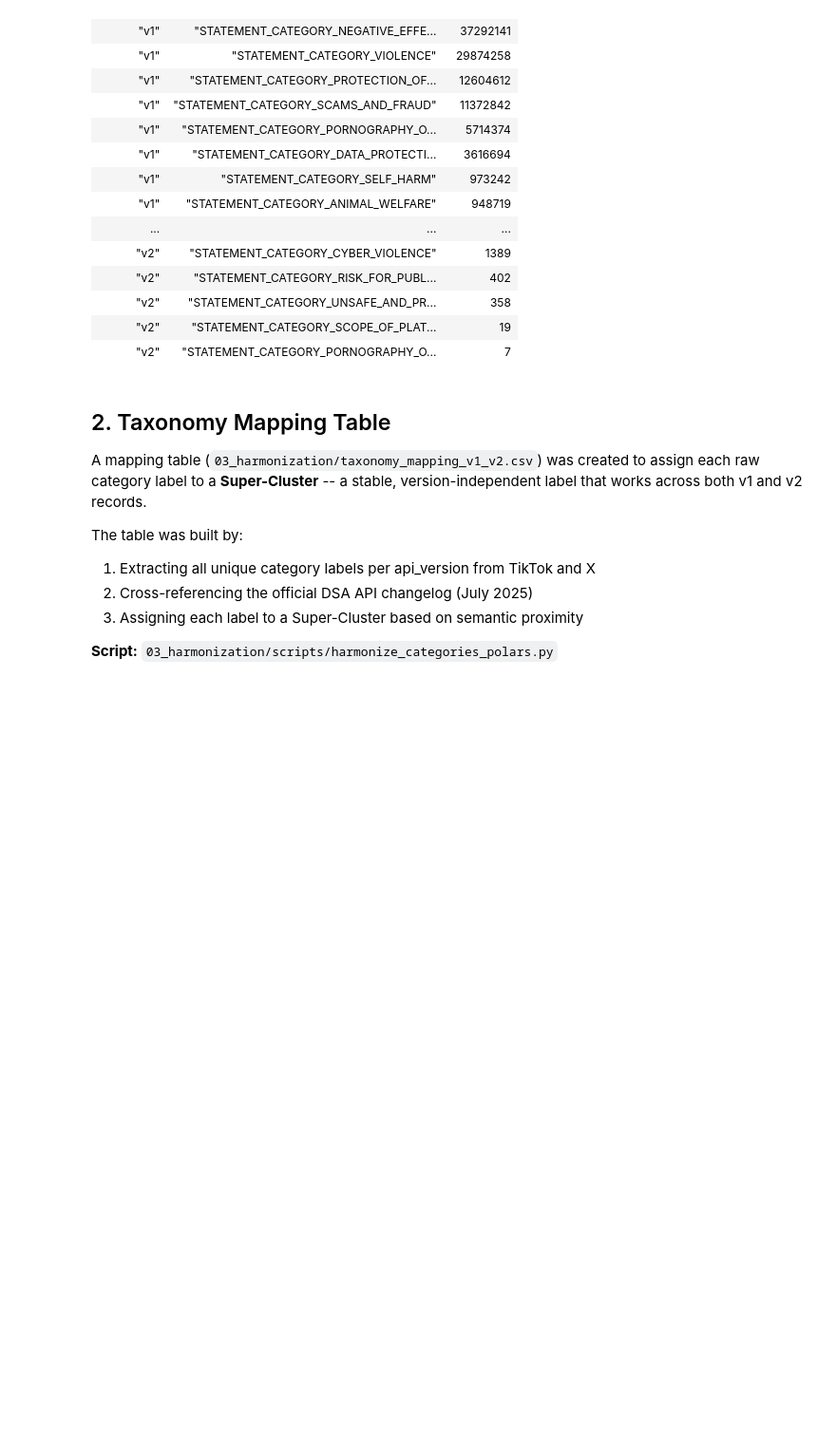
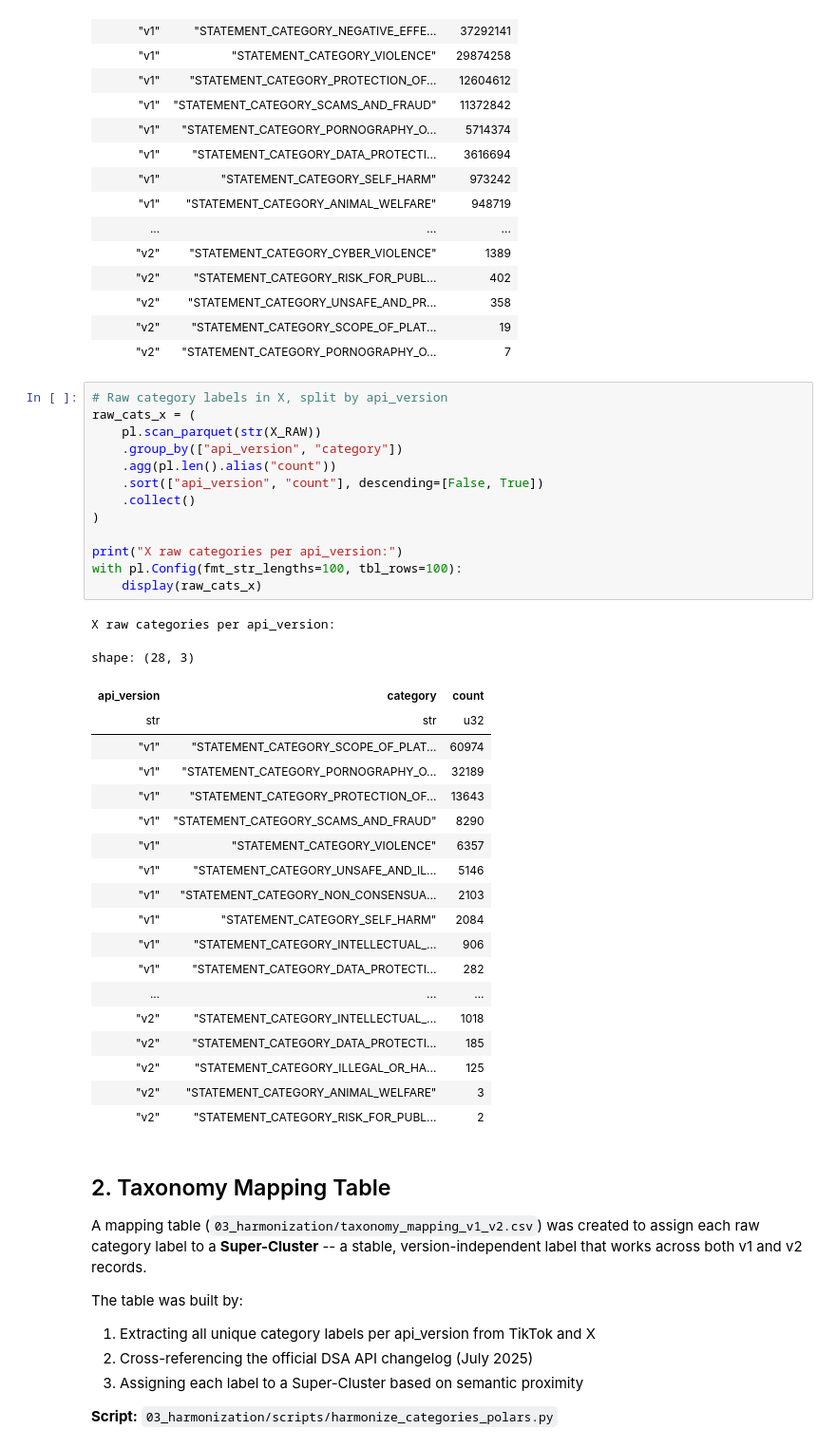
Before and after one commit to zamo-13/Bachelorarbeit_Moderation-Dynamics-in-Transition, a Jupyter notebook: notebooks/03_harmonization.ipynb, the cells around one changed output. Shown at 95% size. Drawn from its saved outputs; the diff is of its cells as text; blank space fills up the shorter version.

```diff
--- a/notebooks/03_harmonization.ipynb
+++ b/notebooks/03_harmonization.ipynb
@@ -69,6 +69,40 @@ shape: (29, 3)
 | "v2" | "STATEMENT_CATEGORY_UNSAFE_AND_PR... | 358 |
 | "v2" | "STATEMENT_CATEGORY_SCOPE_OF_PLAT... | 19 |
 | "v2" | "STATEMENT_CATEGORY_PORNOGRAPHY_O... | 7 |
+# %%
+# Raw category labels in X, split by api_version
+raw_cats_x = (
+    pl.scan_parquet(str(X_RAW))
+    .group_by(["api_version", "category"])
+    .agg(pl.len().alias("count"))
+    .sort(["api_version", "count"], descending=[False, True])
+    .collect()
+)
+
+print("X raw categories per api_version:")
+with pl.Config(fmt_str_lengths=100, tbl_rows=100):
+    display(raw_cats_x)
+# %% [output]
+X raw categories per api_version:
+shape: (28, 3)
+| api_version | category | count |
+| str | str | u32 |
+| "v1" | "STATEMENT_CATEGORY_SCOPE_OF_PLAT... | 60974 |
+| "v1" | "STATEMENT_CATEGORY_PORNOGRAPHY_O... | 32189 |
+| "v1" | "STATEMENT_CATEGORY_PROTECTION_OF... | 13643 |
+| "v1" | "STATEMENT_CATEGORY_SCAMS_AND_FRAUD" | 8290 |
+| "v1" | "STATEMENT_CATEGORY_VIOLENCE" | 6357 |
+| "v1" | "STATEMENT_CATEGORY_UNSAFE_AND_IL... | 5146 |
+| "v1" | "STATEMENT_CATEGORY_NON_CONSENSUA... | 2103 |
+| "v1" | "STATEMENT_CATEGORY_SELF_HARM" | 2084 |
+| "v1" | "STATEMENT_CATEGORY_INTELLECTUAL_... | 906 |
+| "v1" | "STATEMENT_CATEGORY_DATA_PROTECTI... | 282 |
+| ... | ... | ... |
+| "v2" | "STATEMENT_CATEGORY_INTELLECTUAL_... | 1018 |
+| "v2" | "STATEMENT_CATEGORY_DATA_PROTECTI... | 185 |
+| "v2" | "STATEMENT_CATEGORY_ILLEGAL_OR_HA... | 125 |
+| "v2" | "STATEMENT_CATEGORY_ANIMAL_WELFARE" | 3 |
+| "v2" | "STATEMENT_CATEGORY_RISK_FOR_PUBL... | 2 |
 # %% [markdown]
 ## 2. Taxonomy Mapping Table
 
```
Also changed, not shown: parts of 2 cells of this notebook.
